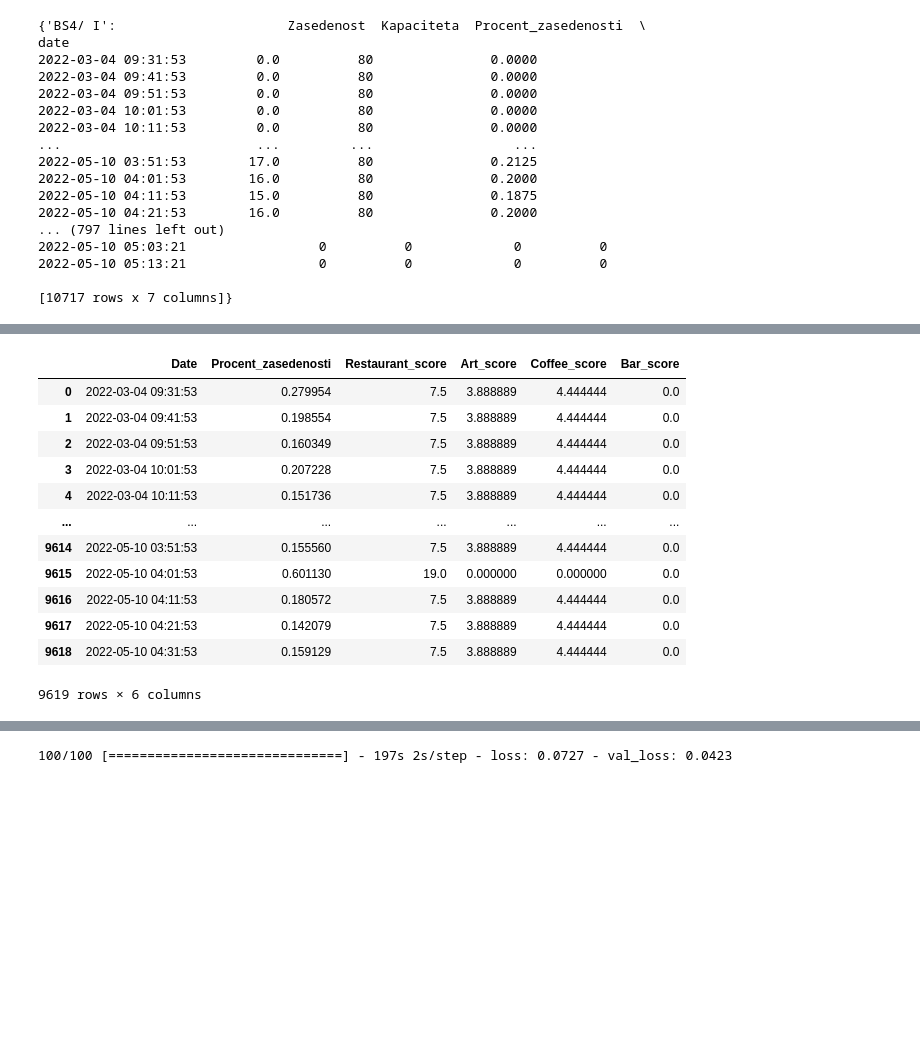
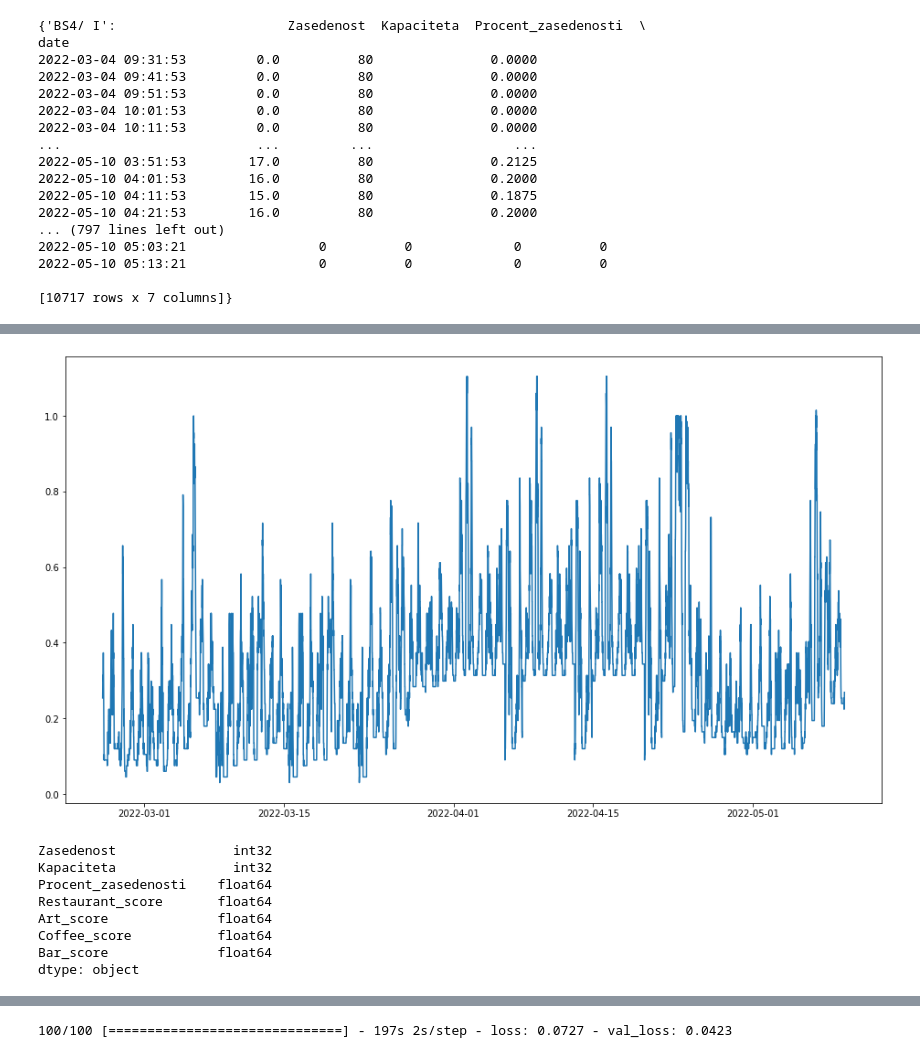
Before and after one commit to jre2601/PR21MOJR, a Jupyter notebook: predict_time_series_LSTM3.ipynb, the cells around one changed output, grey strips where cells are left out. Saved outputs shown, nothing was run; the diff lists cells and outputs as text; code cells hidden in the pictures; blank space fills up the shorter version.

```diff
--- a/predict_time_series_LSTM3.ipynb
+++ b/predict_time_series_LSTM3.ipynb
@@ -237,7 +234,13 @@ weekend_off_matrix.set_index(["Parkirisce", "Date"], inplace=True)
 weekend_busy_matrix.set_index(["Parkirisce", "Date"], inplace=True)
 constant_traffic_matrix.set_index(["Parkirisce", "Date"], inplace=True)
 
-print(weekend_off_matrix)
-print(weekend_busy_matrix)
-print(constant_traffic_matrix)
+weekend_off_matrix = weekend_off_matrix.astype({"Zasedenost": int, "Kapaciteta": int, "Procent_zasedenosti": float,
+                                               "Restaurant_score": float,	"Art_score": float,	"Coffee_score": float,	"Bar_score": float})
+weekend_busy_matrix = weekend_busy_matrix.astype({"Zasedenost": int, "Kapaciteta": int, "Procent_zasedenosti": float,
+                                                  "Restaurant_score": float,	"Art_score": float,	"Coffee_score": float,	"Bar_score": float})
+constant_traffic_matrix = constant_traffic_matrix.astype({"Zasedenost": int, "Kapaciteta": int, "Procent_zasedenosti": float,
+                                                          "Restaurant_score": float,	"Art_score": float,	"Coffee_score": float,	"Bar_score": float})
+
+print(weekend_off_matrix.dtypes, weekend_busy_matrix.dtypes, constant_traffic_matrix.dtypes)
+weekend_off_matrix, weekend_busy_matrix, constant_traffic_matrix
 # %% [output]
@@ -261,3 +298,23 @@ Linhartova 2022-05-10 04:33:21        105        121            0.867769
+# %%
+first_parking_df = weekend_busy_matrix.loc[weekend_busy_matrix.index.get_level_values(
+    "Parkirisce") == weekend_busy_matrix.index.get_level_values("Parkirisce")[0]]
+first_parking_df.index = first_parking_df.index.get_level_values("Date")
+
+plt.figure(figsize=(16, 9))
+plt.plot(first_parking_df["Procent_zasedenosti"])
+plt.show()
+
+first_parking_df.dtypes
+# %% [output]
+[figure, added]
+Zasedenost               int32
+Kapaciteta               int32
+Procent_zasedenosti    float64
+Restaurant_score       float64
+Art_score              float64
+Coffee_score           float64
+Bar_score              float64
+dtype: object
 # %%
 def custom_ts_multi_data_prep(dataset, target, start, end, window, horizon):
     X = []
@@ -285,26 +330,0 @@ def get_avg_on_same_date(data, cols):
-# %%
-first_parking = next(iter(parkings))
-date_index = parkings[first_parking].index
-
-cols = ("Procent_zasedenosti", "Restaurant_score", "Art_score", "Coffee_score", "Bar_score")
-means = get_avg_on_same_date(weekend_off_matrix, cols)
-
-weekend_off_matrix_avg = pd.DataFrame(zip(date_index, means[0], means[1], means[2], means[3], means[4]),
-                                      columns=["Date", "Procent_zasedenosti", "Restaurant_score", "Art_score", "Coffee_score", "Bar_score"])
-weekend_off_matrix_avg.set_index("Date", inplace=True)
-
-weekend_off_matrix_avg
-# %% [output]
-|  | Date | Procent_zasedenosti | Restaurant_score | Art_score | Coffee_score | Bar_score |
-| 0 | 2022-03-04 09:31:53 | 0.279954 | 7.5 | 3.888889 | 4.444444 | 0.0 |
-| 1 | 2022-03-04 09:41:53 | 0.198554 | 7.5 | 3.888889 | 4.444444 | 0.0 |
-| 2 | 2022-03-04 09:51:53 | 0.160349 | 7.5 | 3.888889 | 4.444444 | 0.0 |
-| 3 | 2022-03-04 10:01:53 | 0.207228 | 7.5 | 3.888889 | 4.444444 | 0.0 |
-| 4 | 2022-03-04 10:11:53 | 0.151736 | 7.5 | 3.888889 | 4.444444 | 0.0 |
-| ... | ... | ... | ... | ... | ... | ... |
-| 9614 | 2022-05-10 03:51:53 | 0.155560 | 7.5 | 3.888889 | 4.444444 | 0.0 |
-| 9615 | 2022-05-10 04:01:53 | 0.601130 | 19.0 | 0.000000 | 0.000000 | 0.0 |
-| 9616 | 2022-05-10 04:11:53 | 0.180572 | 7.5 | 3.888889 | 4.444444 | 0.0 |
-| 9617 | 2022-05-10 04:21:53 | 0.142079 | 7.5 | 3.888889 | 4.444444 | 0.0 |
-| 9618 | 2022-05-10 04:31:53 | 0.159129 | 7.5 | 3.888889 | 4.444444 | 0.0 |
-9619 rows × 6 columns
```
Also changed, not shown: parts of 21 cells of this notebook, 1 other file.
